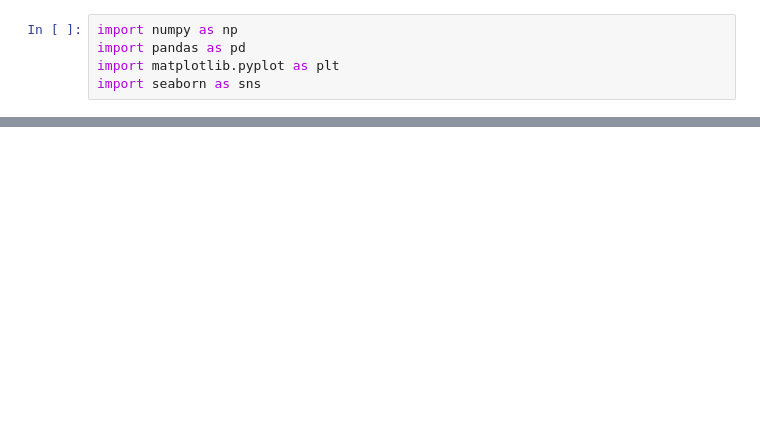
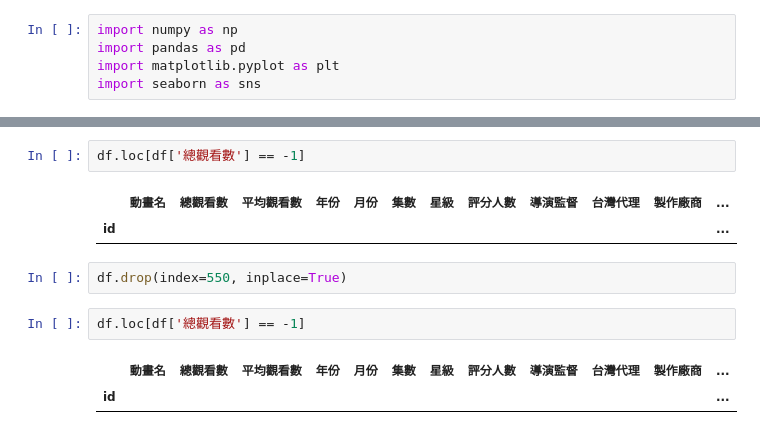
Before and after one commit to hsiaoyt0923/Anime_View_Number_Regression, a Jupyter notebook: visualize.ipynb, the cells around one changed output, grey strips where cells are left out. Drawn from its saved outputs; the diff is of its cells as text; blank space fills up the shorter version.

```diff
--- a/visualize.ipynb
+++ b/visualize.ipynb
@@ -27,0 +49,12 @@ memory usage: 91.1+ KB
+# %%
+df.loc[df['總觀看數'] == -1]
+# %% [output]
+|  | 動畫名 | 總觀看數 | 平均觀看數 | 年份 | 月份 | 集數 | 星級 | 評分人數 | 導演監督 | 台灣代理 | 製作廠商 | ... |
+| id |  |  |  |  |  |  |  |  |  |  |  | ... |
+# %%
+df.drop(index=550, inplace=True)
+# %%
+df.loc[df['總觀看數'] == -1]
+# %% [output]
+|  | 動畫名 | 總觀看數 | 平均觀看數 | 年份 | 月份 | 集數 | 星級 | 評分人數 | 導演監督 | 台灣代理 | 製作廠商 | ... |
+| id |  |  |  |  |  |  |  |  |  |  |  | ... |
```
Also changed, not shown: parts of 7 cells of this notebook, 3 other files.
